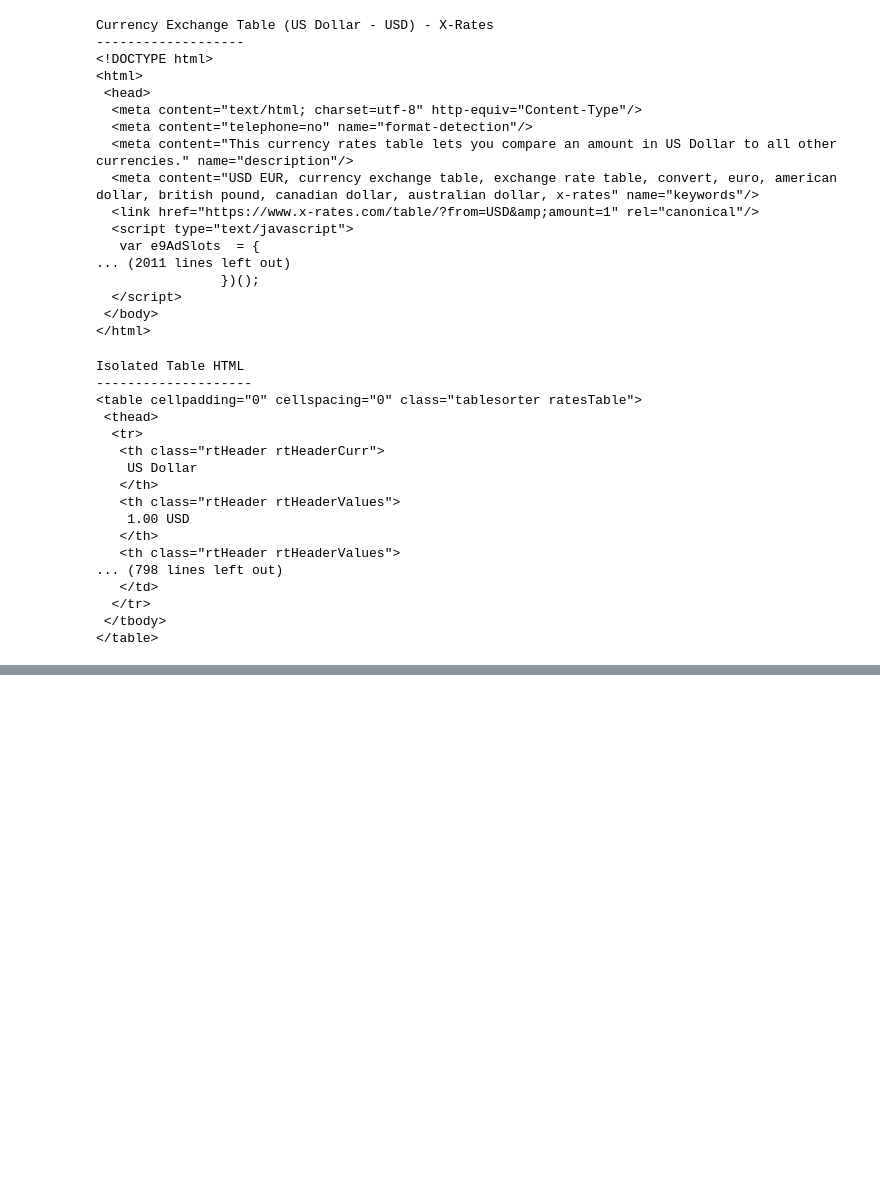
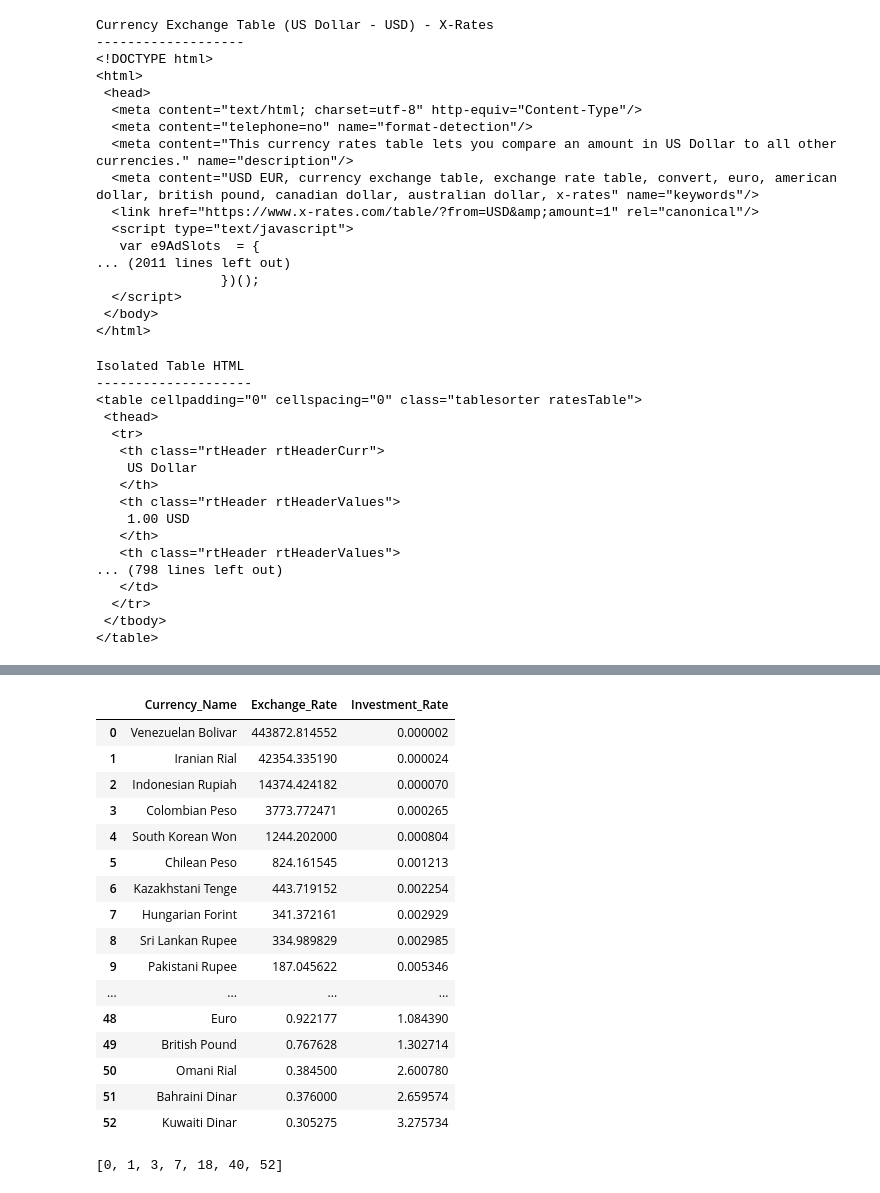
Before and after one commit to sashort/CSC221-sashort-GroupProject, a Jupyter notebook: CSC221-sashort-GroupProject.ipynb, the cells around one changed output, grey strips where cells are left out. Saved outputs shown, nothing was run; the diff lists cells and outputs as text; code cells hidden in the pictures; blank space fills up the shorter version.

```diff
--- a/CSC221-sashort-GroupProject.ipynb
+++ b/CSC221-sashort-GroupProject.ipynb
@@ -107,0 +111,49 @@ df.to_csv('CSC221-webscrape-data.csv')
+# %%
+# Making a new dataframe from the sorted Exchange rate values. As the exchange rates vary by over
+# a factor of a million, it makes little sense to try to display all of them on a single graph.
+# As such, this helps figure out how to divide them up.
+
+# Also, I need to convert the values in the Dataframe from strings to float
+
+df['Exchange_Rate'] = df['Exchange_Rate'].astype(float)
+df['Investment_Rate'] = df['Investment_Rate'].astype(float)
+
+df = df.sort_values(by=['Exchange_Rate'], ascending=False)
+
+df.reset_index(drop=True, inplace=True)
+
+df
+# %% [output]
+|  | Currency_Name | Exchange_Rate | Investment_Rate |
+| 0 | Venezuelan Bolivar | 443872.814552 | 0.000002 |
+| 1 | Iranian Rial | 42354.335190 | 0.000024 |
+| 2 | Indonesian Rupiah | 14374.424182 | 0.000070 |
+| 3 | Colombian Peso | 3773.772471 | 0.000265 |
+| 4 | South Korean Won | 1244.202000 | 0.000804 |
+| 5 | Chilean Peso | 824.161545 | 0.001213 |
+| 6 | Kazakhstani Tenge | 443.719152 | 0.002254 |
+| 7 | Hungarian Forint | 341.372161 | 0.002929 |
+| 8 | Sri Lankan Rupee | 334.989829 | 0.002985 |
+| 9 | Pakistani Rupee | 187.045622 | 0.005346 |
+| ... | ... | ... | ... |
+| 48 | Euro | 0.922177 | 1.084390 |
+| 49 | British Pound | 0.767628 | 1.302714 |
+| 50 | Omani Rial | 0.384500 | 2.600780 |
+| 51 | Bahraini Dinar | 0.376000 | 2.659574 |
+| 52 | Kuwaiti Dinar | 0.305275 | 3.275734 |
+# %%
+# Very likely, I'll be doing exchange subplots divided up by order of magnitude, with the last (smallest) bar
+# of the current subplot is also the first (largest) bar of the next subplot, this is to help compare wildly
+# different exchange rates, without making the smaller rates impossible to see.
+
+magnitude_index = [0]
+current_ex = df['Exchange_Rate'][0]
+
+for ex_rate in df.iterrows():
+    if ex_rate[1]['Exchange_Rate'] < (current_ex / 10):
+        magnitude_index.append(ex_rate[0])
+        current_ex = ex_rate[1]['Exchange_Rate']
+
+magnitude_index
+# %% [output]
+[0, 1, 3, 7, 18, 40, 52]
```
Also changed, not shown: parts of 6 cells of this notebook.
